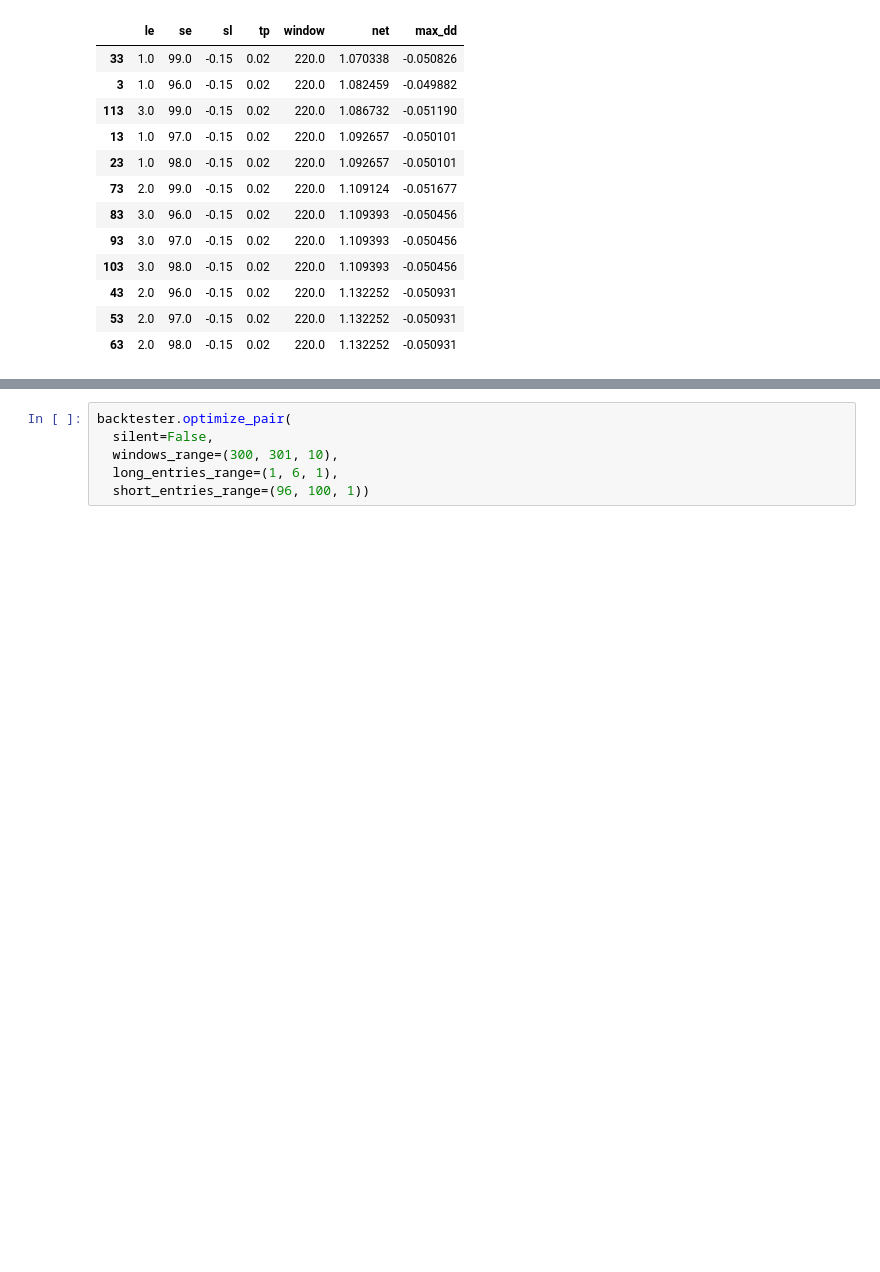
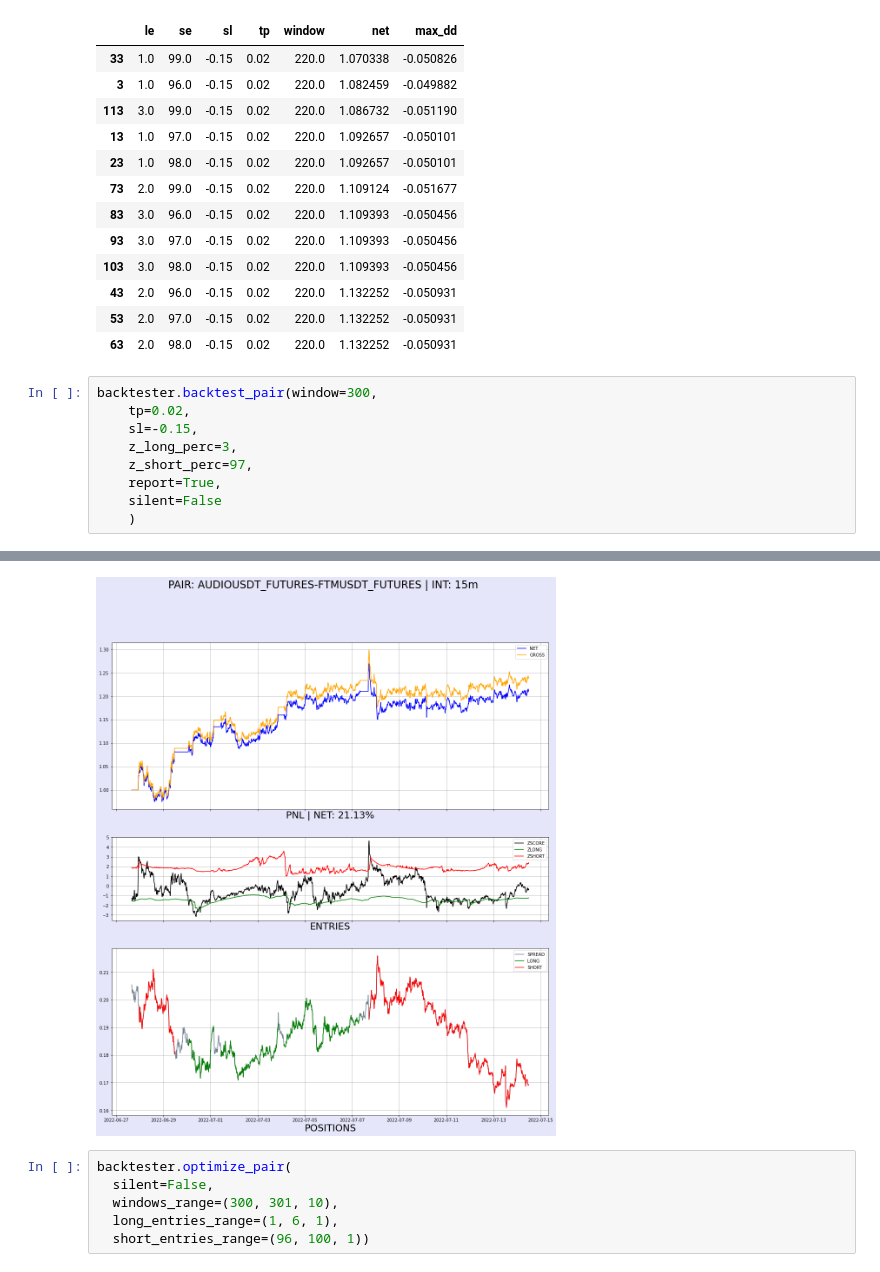
Before and after one commit to mscbr/algo_pairs, a Jupyter notebook: modules/IterativeBackterster.ipynb, the cells around one changed output, grey strips where cells are left out. Cells and saved outputs as stored; diff of their text form; blank space fills up the shorter version.

```diff
--- a/modules/IterativeBackterster.ipynb
+++ b/modules/IterativeBackterster.ipynb
@@ -732,3 +728,13 @@ backtester.opt_overview.loc[backtester.opt_overview.window == 220].sort_values([
 | 43 | 2.0 | 96.0 | -0.15 | 0.02 | 220.0 | 1.132252 | -0.050931 |
 | 53 | 2.0 | 97.0 | -0.15 | 0.02 | 220.0 | 1.132252 | -0.050931 |
 | 63 | 2.0 | 98.0 | -0.15 | 0.02 | 220.0 | 1.132252 | -0.050931 |
+# %%
+backtester.backtest_pair(window=300,
+    tp=0.02,
+    sl=-0.15,
+    z_long_perc=3,
+    z_short_perc=97,
+    report=True,
+    silent=False
+    )
+# %% [output]
@@ -735,3 +758,4 @@ backtester.opt_overview.loc[backtester.opt_overview.window == 220].sort_values([
+[figure, added]
 # %%
 backtester.optimize_pair(
   silent=False,
```
Also changed, not shown: parts of 2 cells of this notebook.
